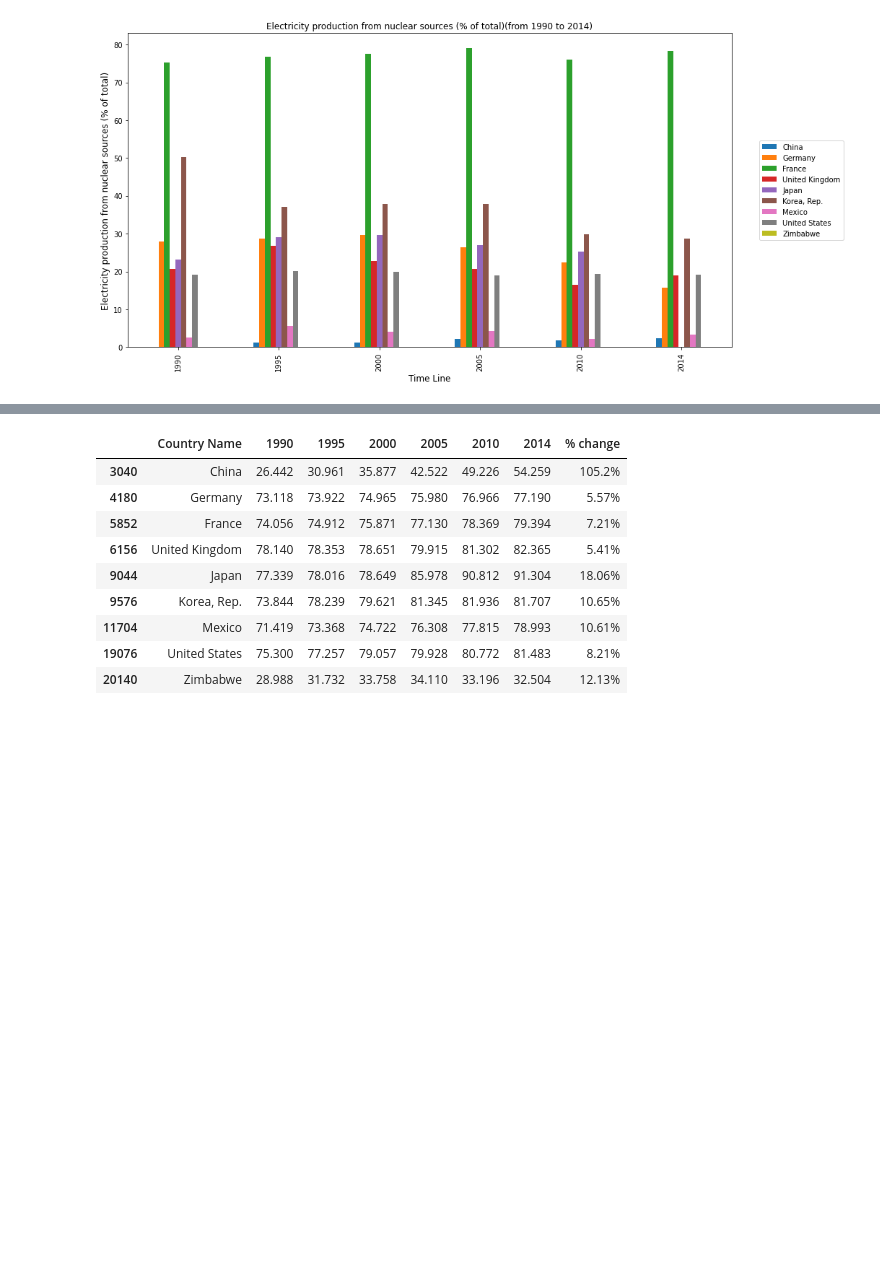
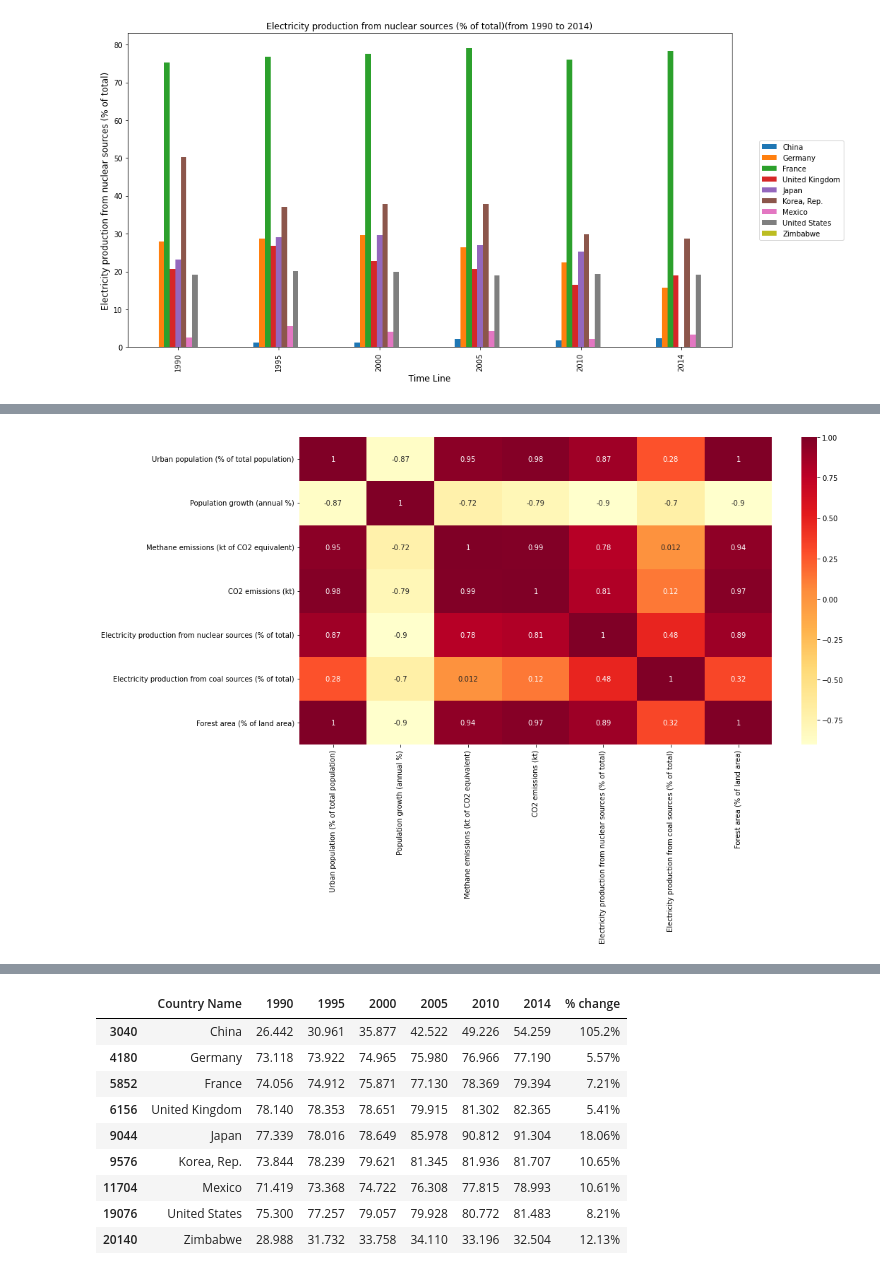
Before and after one commit to bc22aba/Applied_Data_Science, a Jupyter notebook: Assignment_2/Source_code/Statistics_and_trends..ipynb, the cells around one changed output, grey strips where cells are left out. Saved outputs shown, nothing was run; the diff lists cells and outputs as text; code cells hidden in the pictures; blank space fills up the shorter version.

Commit message:
modified and added heat map plot

```diff
--- a/Assignment_2/Source_code/Statistics_and_trends..ipynb
+++ b/Assignment_2/Source_code/Statistics_and_trends..ipynb
@@ -157,5 +158,11 @@ CH1t = CH1t.rename(columns=CH1t.iloc[0]).drop(CH1t.index[0])
 CH1t = CH1t.astype(float)
 # Creating the Correlation Matrix
 CH1_corr=CH1t.corr(method='pearson')
-CH1_corr.style.background_gradient(cmap = 'Blues', axis = 1)
+# CH1_corr.style.background_gradient(cmap = 'Blues', axis = 1)
+
+# plotting correlation heatmap
+dataplot = sb.heatmap(CH1_corr, cmap="YlOrRd", annot=True)
+
+# displaying heatmap
+plt.show()
 # %% [output]
@@ -170,3 +169,4 @@ CH1_corr.style.background_gradient(cmap = 'Blues', axis = 1)
+[figure, added]
 # %%
 # Characteristics of Zimbabwe
 MX1 = df_final[df_final['Country Name'] == 'Mexico']
```
Also changed, not shown: parts of 3 cells of this notebook, 1 other file.
